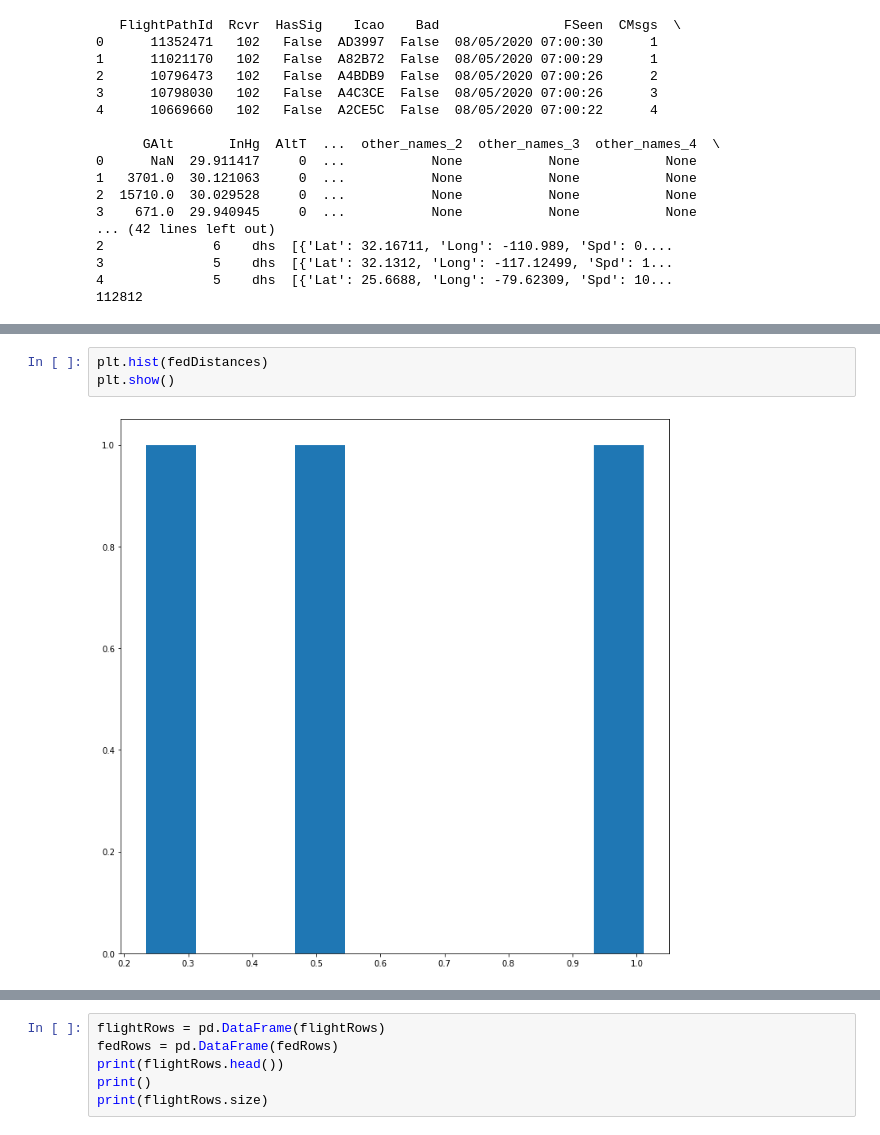
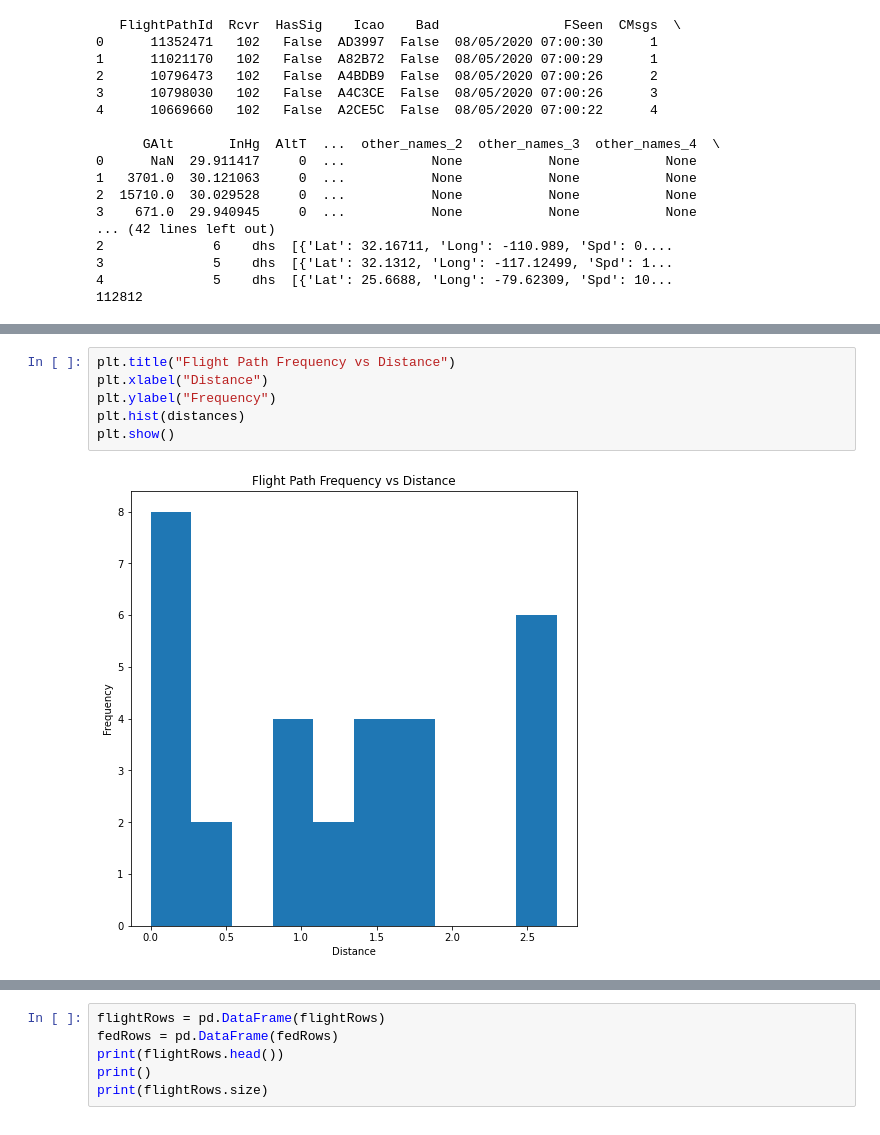
Before and after one commit to cw1521/CSC426-project, a Jupyter notebook: data-exploration3.ipynb, the cells around one changed output, grey strips where cells are left out. Drawn from its saved outputs; the diff is of its cells as text.

```diff
--- a/data-exploration3.ipynb
+++ b/data-exploration3.ipynb
@@ -195,5 +218,8 @@ plt.show()
-# %%
-plt.hist(fedDistances)
-plt.show()
-# %% [output]
-[figure, removed]
+# %%
+plt.title("Flight Path Frequency vs Distance")
+plt.xlabel("Distance")
+plt.ylabel("Frequency")
+plt.hist(distances)
+plt.show()
+# %% [output]
+[figure, added]
```
Also changed, not shown: parts of 8 cells of this notebook.
